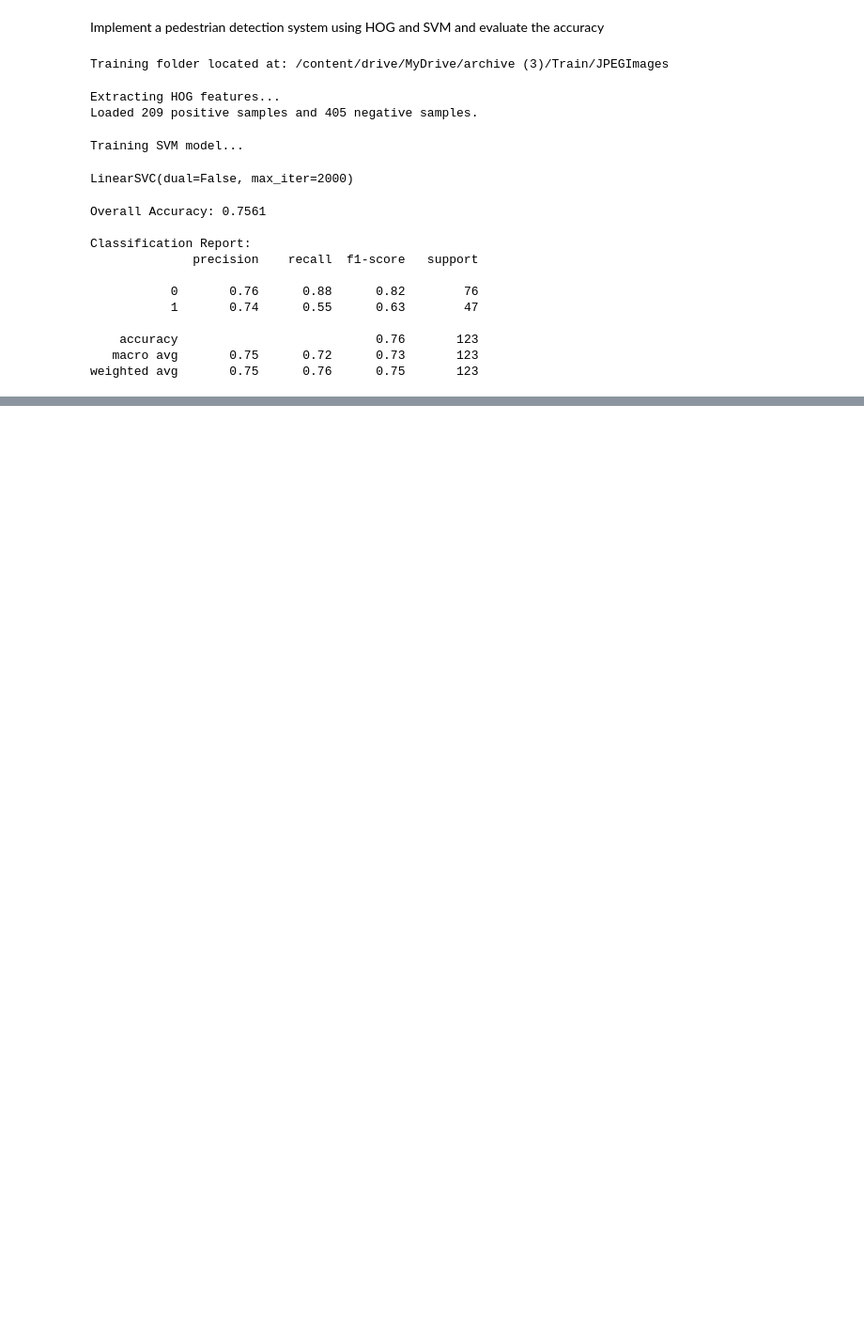
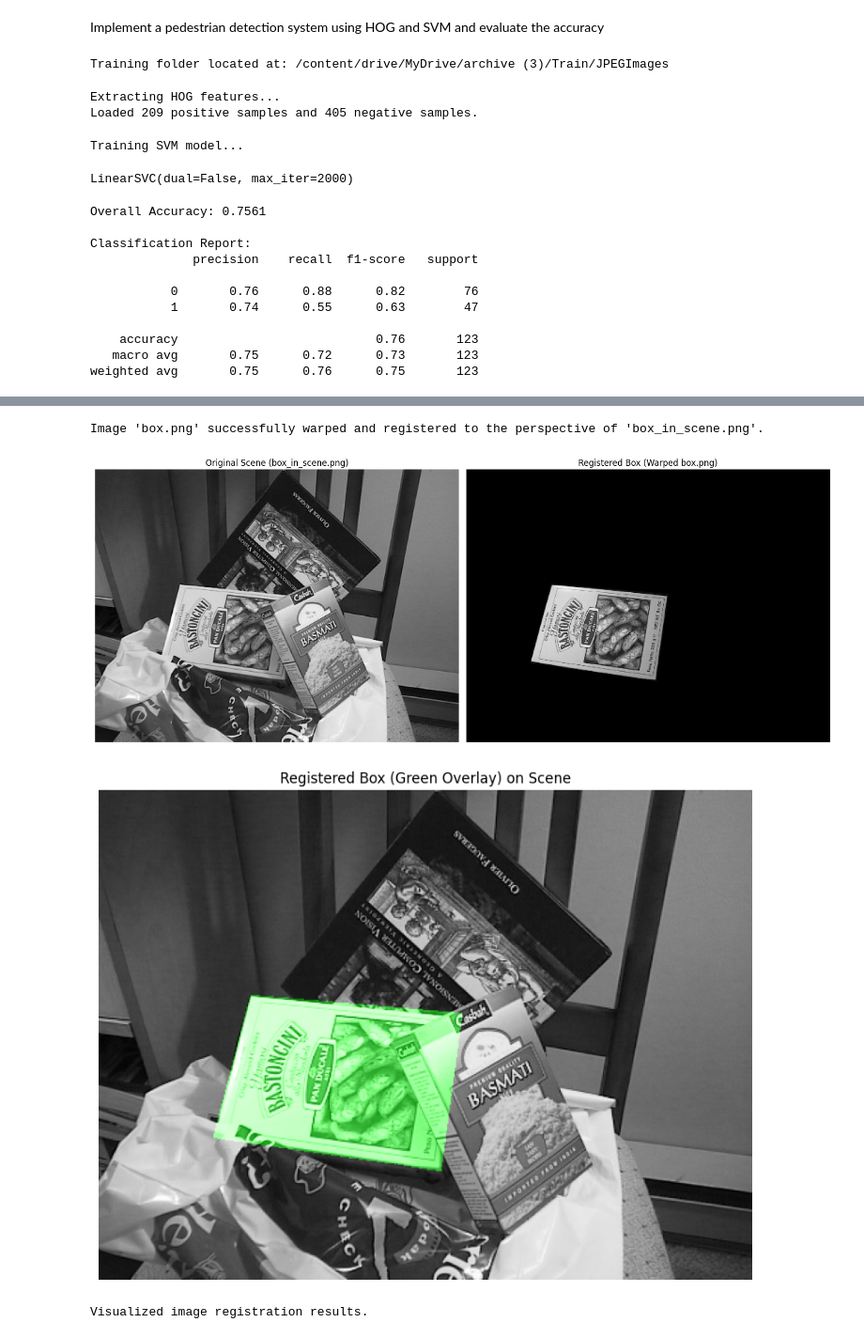
Before and after one commit to Nehasatheesh04/computer-vision, a Jupyter notebook: computer_vision.ipynb, the cells around one changed output, grey strips where cells are left out. Shown at 94% size. Drawn from its saved outputs; the diff is of its cells as text; code cells hidden in the pictures; blank space fills up the shorter version.

```diff
--- a/computer_vision.ipynb
+++ b/computer_vision.ipynb
@@ -181,0 +534,64 @@ weighted avg       0.75      0.76      0.75       123
+# %%
+import cv2
+
+# 1. Get the height and width of 'box_in_scene.png' (img2)
+h, w = img2.shape[:2]
+
+# 2. Use cv2.warpPerspective to transform 'box.png' (img1) using the homography matrix H
+# The output size should be the same as 'box_in_scene.png'
+img1_registered = cv2.warpPerspective(img1, H, (w, h))
+
+print("Image 'box.png' successfully warped and registered to the perspective of 'box_in_scene.png'.")
+# %% [output]
+Image 'box.png' successfully warped and registered to the perspective of 'box_in_scene.png'.
+# %%
+import cv2
+import matplotlib.pyplot as plt
+import numpy as np
+
+# Ensure img1 (box.png), img2 (box_in_scene.png), and img1_registered are available from previous steps
+
+# 1. Create a plot showing img1_registered and img2 side-by-side
+plt.figure(figsize=(15, 7))
+
+plt.subplot(1, 2, 1)
+plt.imshow(img2, cmap='gray')
+plt.title('Original Scene (box_in_scene.png)')
+plt.axis('off')
+
+plt.subplot(1, 2, 2)
+plt.imshow(img1_registered, cmap='gray')
+plt.title('Registered Box (Warped box.png)')
+plt.axis('off')
+
+plt.tight_layout()
+plt.show()
+
+# 2. Create an overlaid image to visualize the alignment
+# Convert img2 to 3-channel for color overlay
+img2_color = cv2.cvtColor(img2, cv2.COLOR_GRAY2BGR)
+
+# Create a mask for the registered object (where img1_registered is not black)
+# This helps to only overlay the actual object, not the black background from warping
+mask = img1_registered > 0
+mask = mask.astype(np.uint8) * 255
+
+# Create a green overlay for the registered object
+green_overlay = np.zeros_like(img2_color, dtype=np.uint8)
+green_overlay[mask > 0] = [0, 255, 0] # Green color
+
+# Blend the green overlay with the original scene image
+alignment_visualization = cv2.addWeighted(img2_color, 1, green_overlay, 0.5, 0)
+
+# 3. Display the overlaid visualization
+plt.figure(figsize=(10, 8))
+plt.imshow(cv2.cvtColor(alignment_visualization, cv2.COLOR_BGR2RGB))
+plt.title('Registered Box (Green Overlay) on Scene')
+plt.axis('off')
+plt.show()
+
+print("Visualized image registration results.")
+# %% [output]
+[figure, added]
+[figure, added]
+Visualized image registration results.
```
Also changed, not shown: parts of 21 cells of this notebook.
